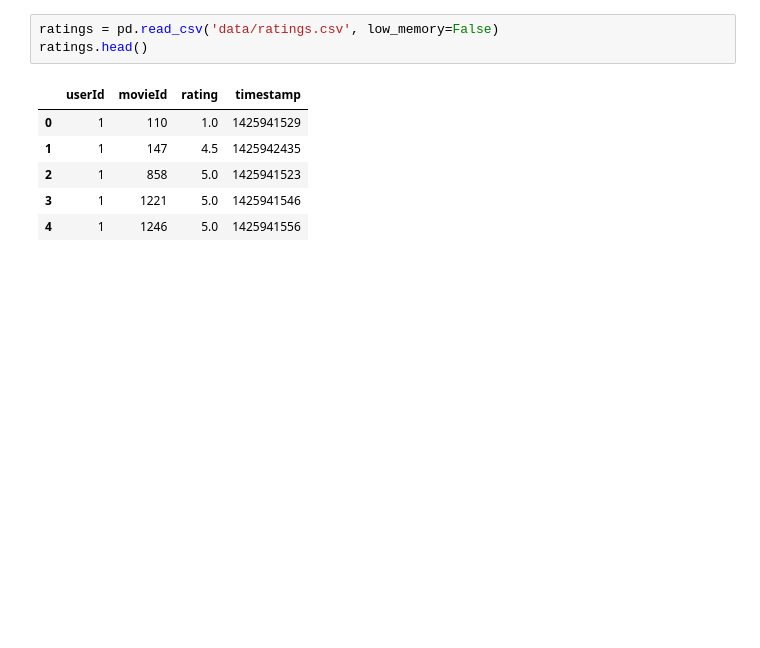
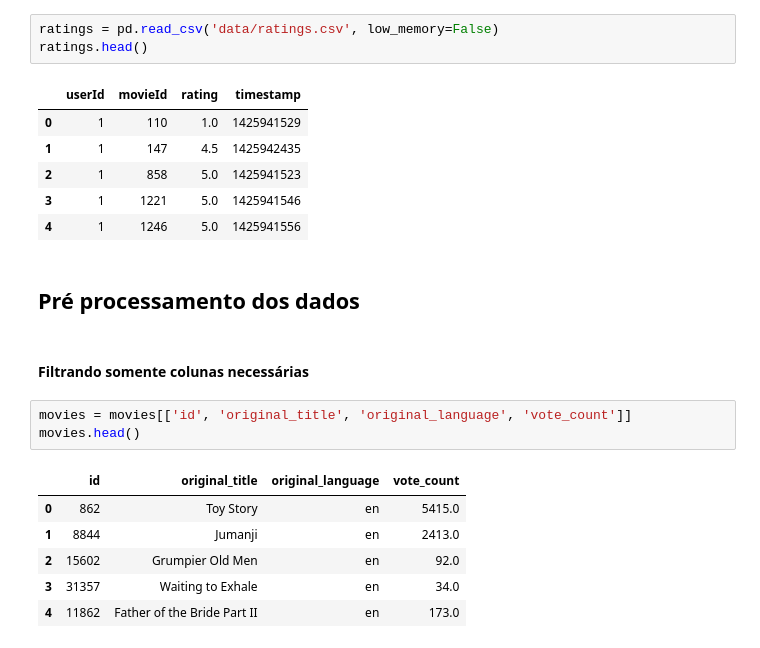
Before and after one commit to MarcelFeo/sistema_recomendacao_de_filmes, a Jupyter notebook: main.ipynb, the cells around one changed output. Saved outputs shown, nothing was run; the diff lists cells and outputs as text; blank space fills up the shorter version.

```diff
--- a/main.ipynb
+++ b/main.ipynb
@@ -28,3 +28,17 @@ ratings.head()
 | 2 | 1 | 858 | 5.0 | 1425941523 |
 | 3 | 1 | 1221 | 5.0 | 1425941546 |
 | 4 | 1 | 1246 | 5.0 | 1425941556 |
+# %% [markdown]
+## Pré processamento dos dados
+# %% [markdown]
+#### Filtrando somente colunas necessárias
+# %%
+movies = movies[['id', 'original_title', 'original_language', 'vote_count']]
+movies.head()
+# %% [output]
+|  | id | original_title | original_language | vote_count |
+| 0 | 862 | Toy Story | en | 5415.0 |
+| 1 | 8844 | Jumanji | en | 2413.0 |
+| 2 | 15602 | Grumpier Old Men | en | 92.0 |
+| 3 | 31357 | Waiting to Exhale | en | 34.0 |
+| 4 | 11862 | Father of the Bride Part II | en | 173.0 |
```
Also changed, not shown: parts of 32 cells of this notebook.
